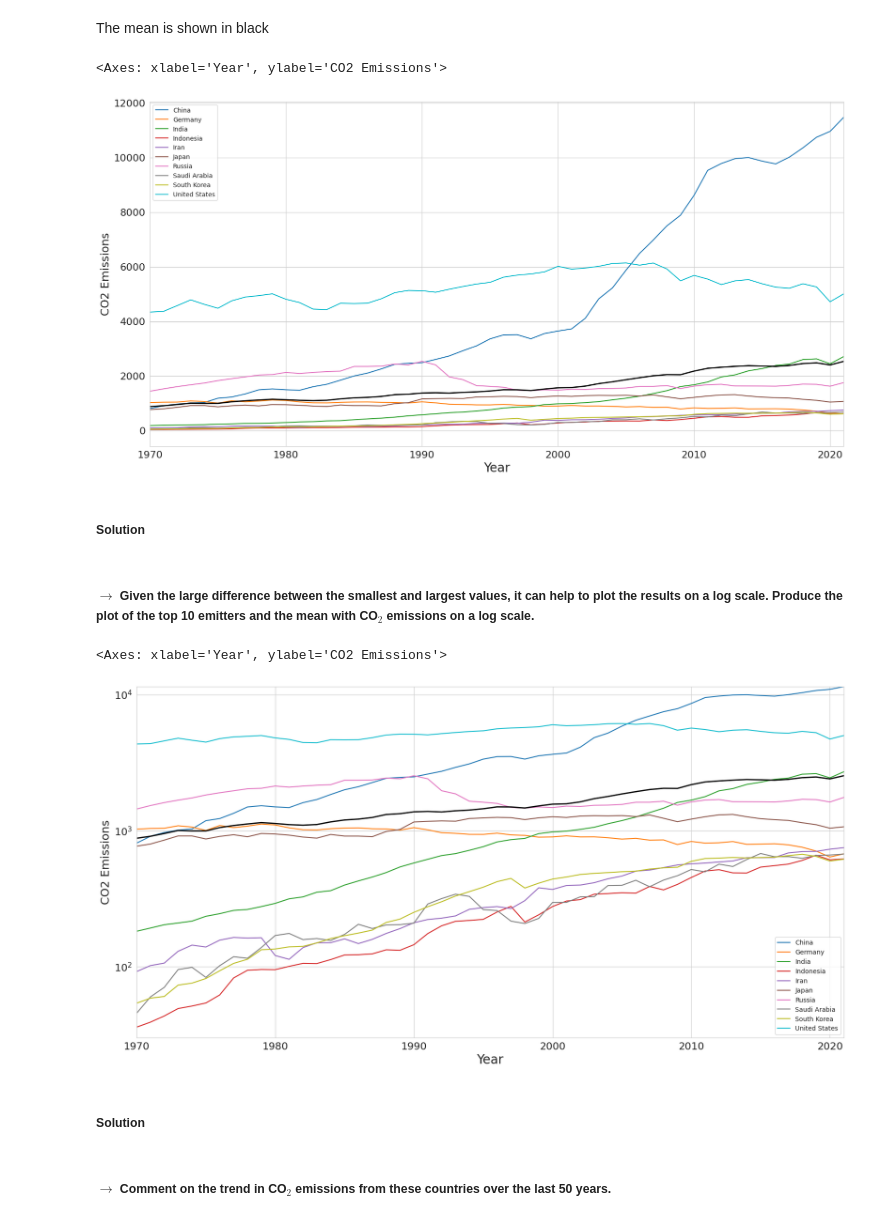
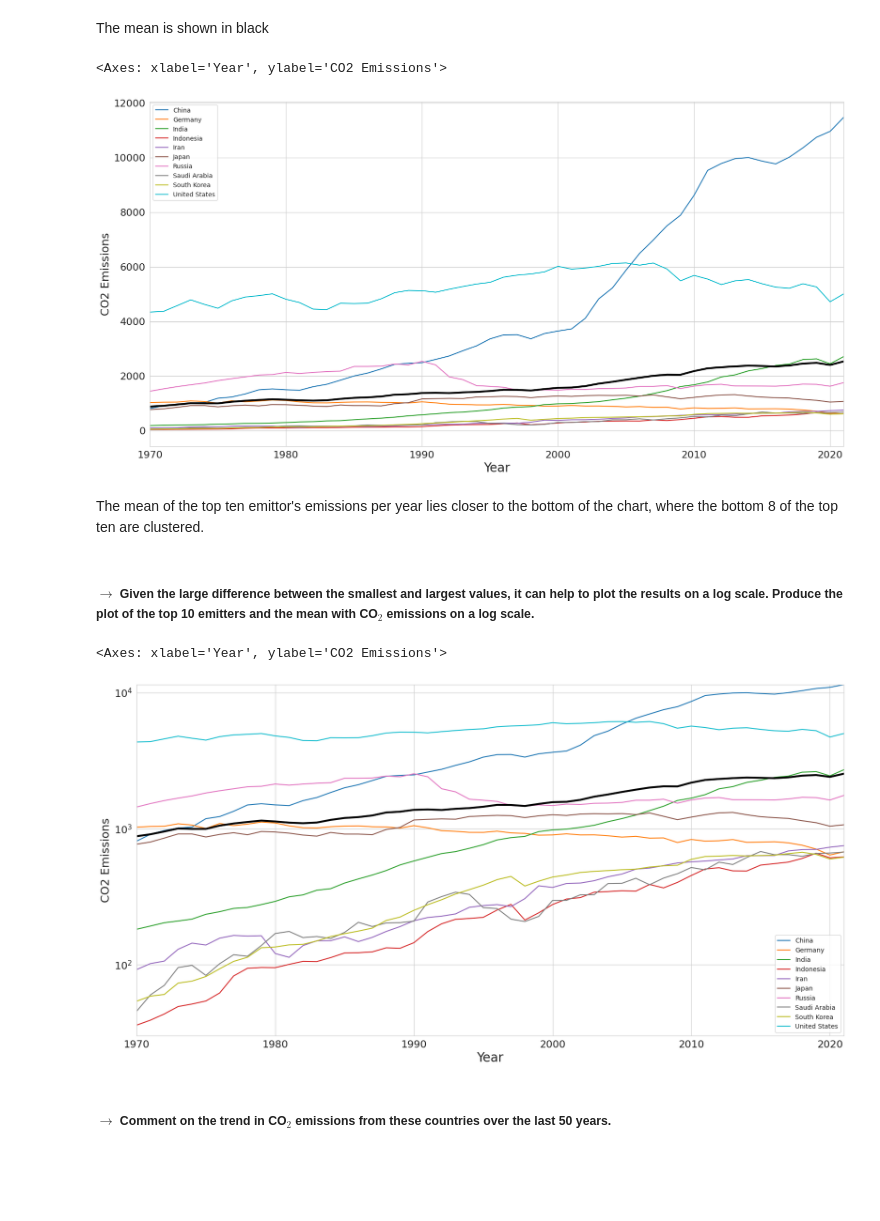
Before and after one commit to pstimeSU/co2emissions, a Jupyter notebook: Paige_Stime_MATH2315_Lab_1.ipynb, the cells around one changed output. Drawn from its saved outputs; the diff is of its cells as text; code cells hidden in the pictures; blank space fills up the shorter version.

```diff
--- a/Paige_Stime_MATH2315_Lab_1.ipynb
+++ b/Paige_Stime_MATH2315_Lab_1.ipynb
@@ -290,18 +295,18 @@ The mean is shown in black
 # %%
 plt.figure(figsize=(20,10))
 sns.lineplot(data=topten2020, x='year', y='co2', hue='country')
 plt.xlabel('Year', fontsize=20)
 plt.ylabel('CO2 Emissions', fontsize=18)
 plt.tick_params(labelsize=16)
 plt.xlim(1970, 2021)
 topten2020.dropna
 average = topten2020.groupby('year').mean()
-sns.lineplot(data=average, x='year', y='co2', color='k', linewidth=2)
+sns.lineplot(data=average, x='year', y='co2', color='k', linewidth=3)
 # %% [output]
 <Axes: xlabel='Year', ylabel='CO2 Emissions'>
-[figure, old version]
+[figure, new version]
-# %% [markdown]
-##### Solution
+# %% [markdown]
+The mean of the top ten emittor's emissions per year lies closer to the bottom of the chart, where the bottom 8 of the top ten are clustered.
 # %% [markdown]
 ##### $\rightarrow$ Given the large difference between the smallest and largest values, it can help to plot the results on a log scale. Produce the plot of the top 10 emitters and the mean with CO$_2$ emissions on a log scale.
 # %%
@@ -315,12 +320,10 @@ plt.yscale("log")
 plt.ylim(30,11500)
 topten2020.dropna
 average = topten2020.groupby('year').mean()
-sns.lineplot(data=average, x='year', y='co2', color='k', linewidth=2)
+sns.lineplot(data=average, x='year', y='co2', color='k', linewidth=3)
 # %% [output]
 <Axes: xlabel='Year', ylabel='CO2 Emissions'>
-[figure, old version]
+[figure, new version]
-# %% [markdown]
-##### Solution
 # %% [markdown]
 ##### $\rightarrow$ Comment on the trend in CO$_2$ emissions from these countries over the last 50 years.
 # %% [markdown]
```
Also changed, not shown: parts of 23 cells of this notebook.
